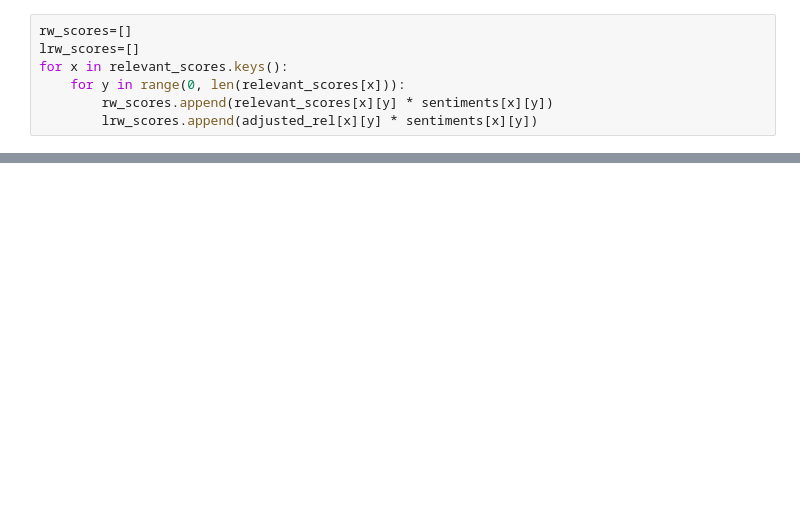
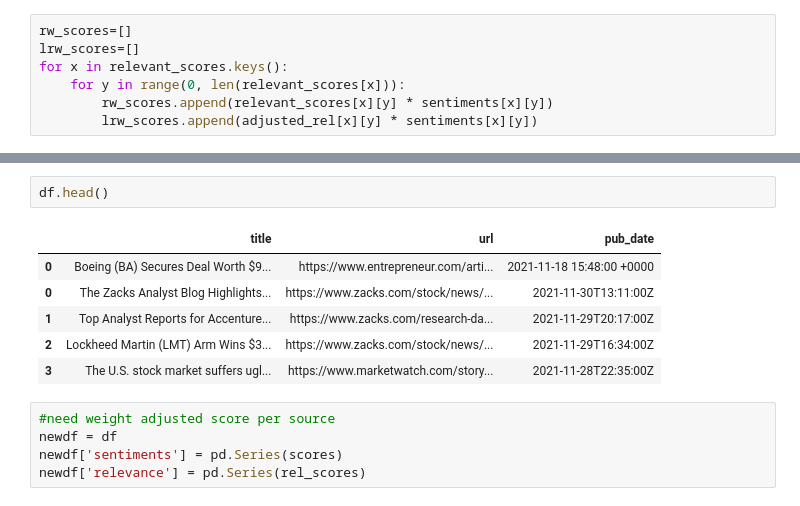
Before and after one commit to adp12/CourseProject, a Jupyter notebook: corpus_updated.ipynb, the cells around one changed output, grey strips where cells are left out. Drawn from its saved outputs; the diff is of its cells as text; blank space fills up the shorter version.

```diff
--- a/corpus_updated.ipynb
+++ b/corpus_updated.ipynb
@@ -601,0 +628,14 @@ Average Length adjusted Relevance weighted sentiment: -0.1218
+# %%
+df.head()
+# %% [output]
+|  | title | url | pub_date |
+| 0 | Boeing (BA) Secures Deal Worth $9... | https://www.entrepreneur.com/arti... | 2021-11-18 15:48:00 +0000 |
+| 0 | The Zacks Analyst Blog Highlights... | https://www.zacks.com/stock/news/... | 2021-11-30T13:11:00Z |
+| 1 | Top Analyst Reports for Accenture... | https://www.zacks.com/research-da... | 2021-11-29T20:17:00Z |
+| 2 | Lockheed Martin (LMT) Arm Wins $3... | https://www.zacks.com/stock/news/... | 2021-11-29T16:34:00Z |
+| 3 | The U.S. stock market suffers ugl... | https://www.marketwatch.com/story... | 2021-11-28T22:35:00Z |
+# %%
+#need weight adjusted score per source
+newdf = df
+newdf['sentiments'] = pd.Series(scores)
+newdf['relevance'] = pd.Series(rel_scores)
```
Also changed, not shown: parts of 31 cells of this notebook.
